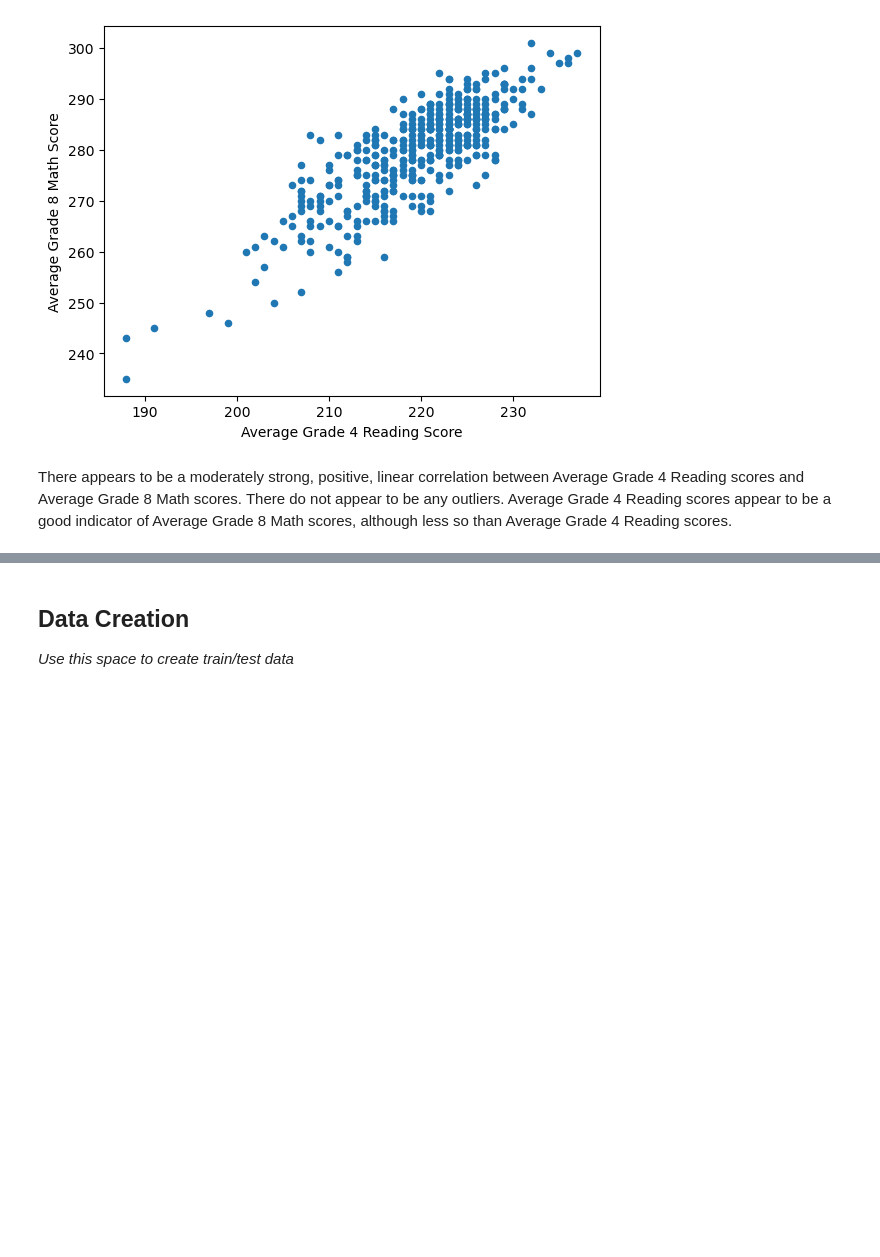
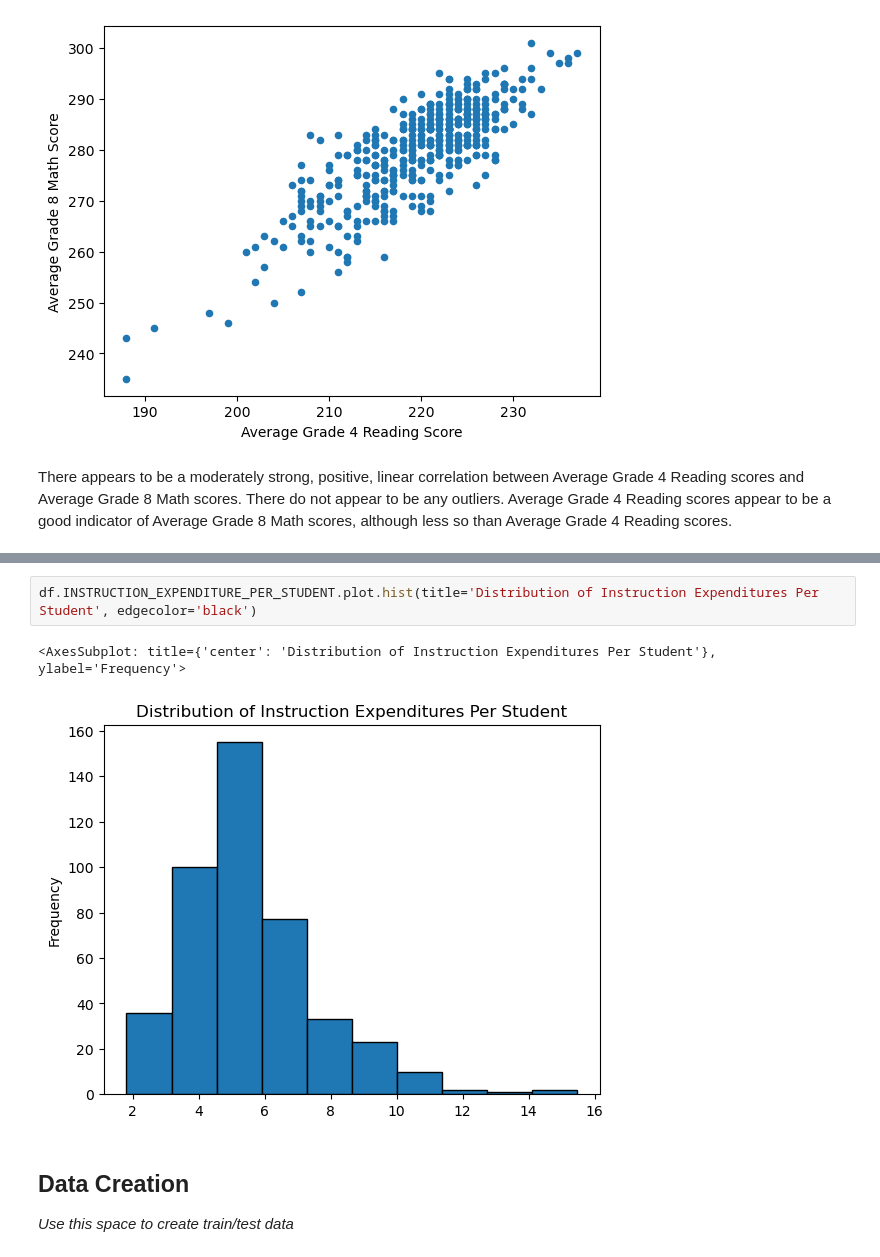
Before and after one commit to zacharyl11/MDST-Onboarding-Zachary-Lin, a Jupyter notebook: tutorial1/checkpoint1.ipynb, the cells around one changed output, grey strips where cells are left out. Cells and saved outputs as stored; diff of their text form; blank space fills up the shorter version.

```diff
--- a/tutorial1/checkpoint1.ipynb
+++ b/tutorial1/checkpoint1.ipynb
@@ -229,3 +237,8 @@ KeyError: 'AVG_MATH_8_SCORES'
+# %%
+df.INSTRUCTION_EXPENDITURE_PER_STUDENT.plot.hist(title='Distribution of Instruction Expenditures Per Student', edgecolor='black')
+# %% [output]
+<AxesSubplot: title={'center': 'Distribution of Instruction Expenditures Per Student'}, ylabel='Frequency'>
+[figure, added]
 # %% [markdown]
 <h2> Data Creation </h2>
 
```
Also changed, not shown: parts of 14 cells of this notebook.
